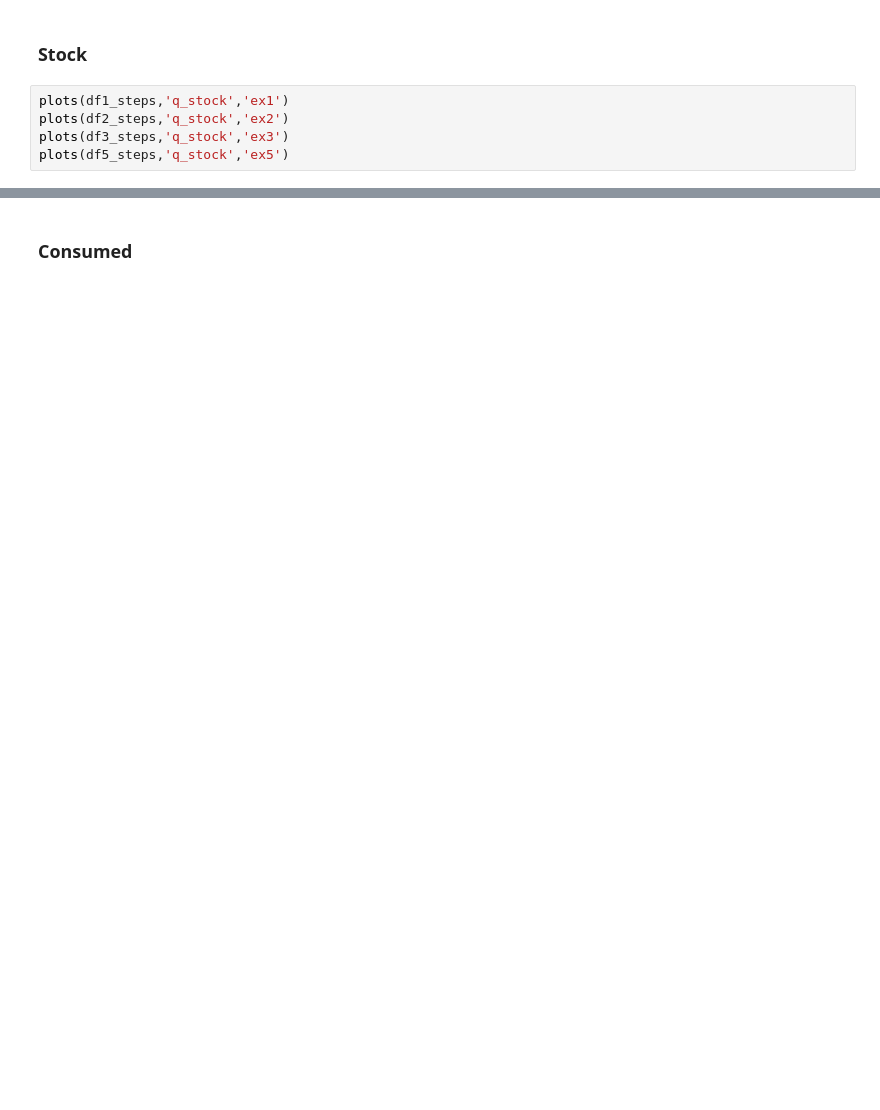
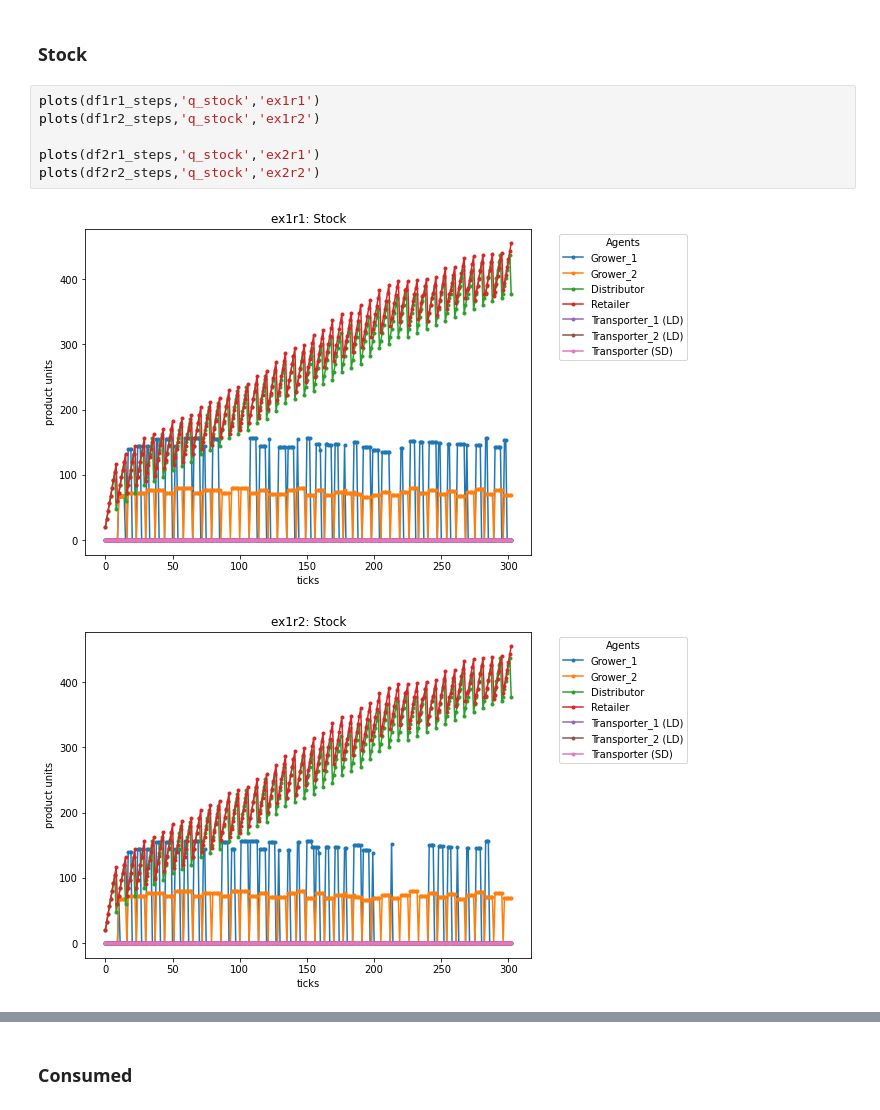
Before and after one commit to mperhez/scvis-plots, a Jupyter notebook: notebooks/scvis-abm-plots.ipynb, the cells around one changed output, grey strips where cells are left out. Cells and saved outputs as stored; diff of their text form; blank space fills up the shorter version.

```diff
--- a/notebooks/scvis-abm-plots.ipynb
+++ b/notebooks/scvis-abm-plots.ipynb
@@ -378,7 +398,11 @@ print("")
 # %% [markdown]
 ### Stock
 # %%
-plots(df1_steps,'q_stock','ex1')
-plots(df2_steps,'q_stock','ex2')
-plots(df3_steps,'q_stock','ex3')
-plots(df5_steps,'q_stock','ex5')
+plots(df1r1_steps,'q_stock','ex1r1')
+plots(df1r2_steps,'q_stock','ex1r2')
+
+plots(df2r1_steps,'q_stock','ex2r1')
+plots(df2r2_steps,'q_stock','ex2r2')
+# %% [output]
+[figure, added]
+[figure, added]
```
Also changed, not shown: parts of 9 cells of this notebook.
